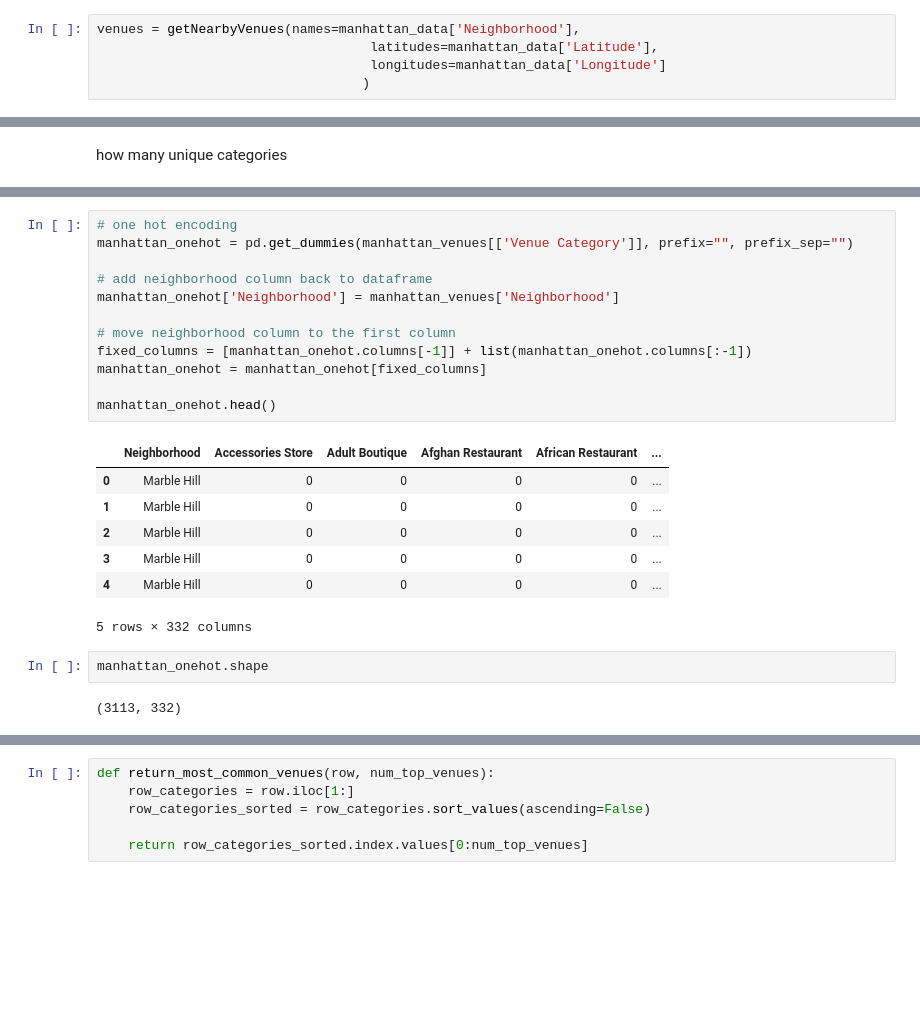
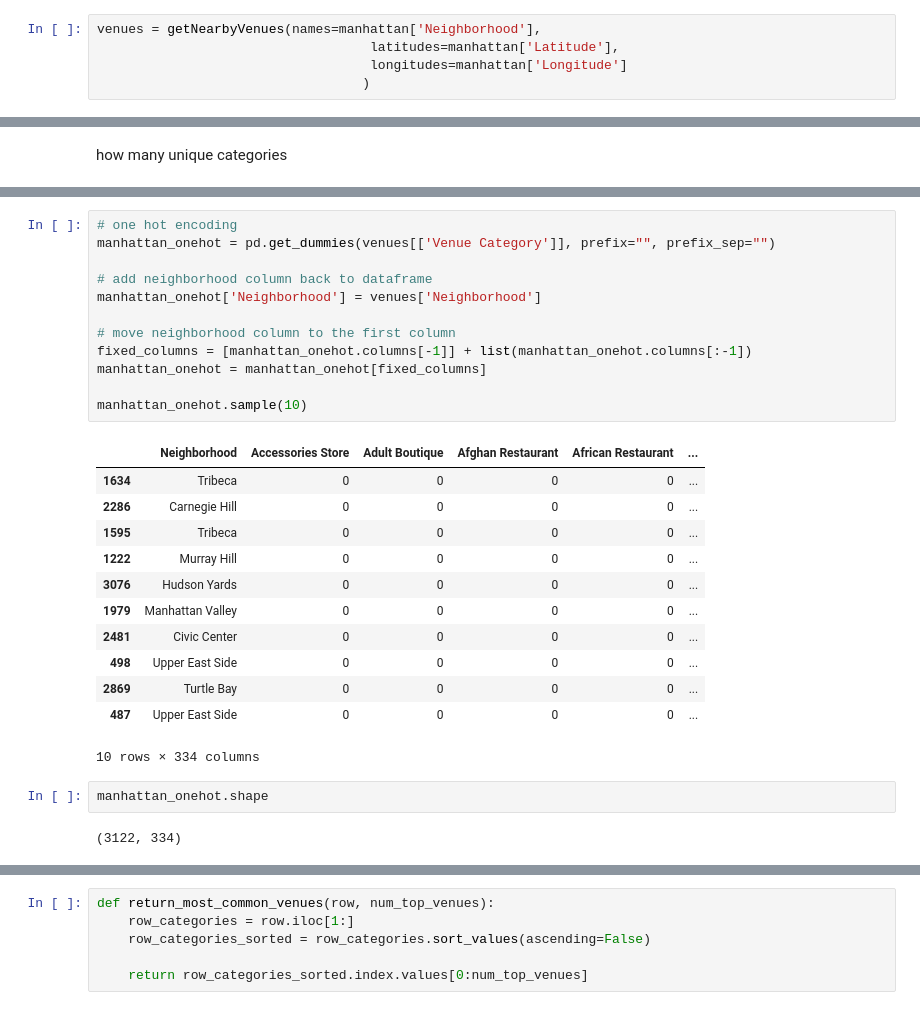
Before and after one commit to githubchinny/data-science, a Jupyter notebook: manhattan/ManhattanJazz.ipynb, the cells around one changed output, grey strips where cells are left out. Cells and saved outputs as stored; diff of their text form; blank space fills up the shorter version.

```diff
--- a/manhattan/ManhattanJazz.ipynb
+++ b/manhattan/ManhattanJazz.ipynb
@@ -375,9 +376,9 @@ def getNearbyVenues(names, latitudes, longitudes, radius=500):
 
     return(nearby_venues)
 # %%
-venues = getNearbyVenues(names=manhattan_data['Neighborhood'],
-                                   latitudes=manhattan_data['Latitude'],
-                                   longitudes=manhattan_data['Longitude']
+venues = getNearbyVenues(names=manhattan['Neighborhood'],
+                                   latitudes=manhattan['Latitude'],
+                                   longitudes=manhattan['Longitude']
                                   )
 # %% [output]
 Marble Hill
@@ -426,27 +442,32 @@ There are 331 uniques categories.
 # %%
 # one hot encoding
-manhattan_onehot = pd.get_dummies(manhattan_venues[['Venue Category']], prefix="", prefix_sep="")
+manhattan_onehot = pd.get_dummies(venues[['Venue Category']], prefix="", prefix_sep="")
 
 # add neighborhood column back to dataframe
-manhattan_onehot['Neighborhood'] = manhattan_venues['Neighborhood']
+manhattan_onehot['Neighborhood'] = venues['Neighborhood']
 
 # move neighborhood column to the first column
 fixed_columns = [manhattan_onehot.columns[-1]] + list(manhattan_onehot.columns[:-1])
 manhattan_onehot = manhattan_onehot[fixed_columns]
 
-manhattan_onehot.head()
+manhattan_onehot.sample(10)
 # %% [output]
 |  | Neighborhood | Accessories Store | Adult Boutique | Afghan Restaurant | African Restaurant | ... |
-| 0 | Marble Hill | 0 | 0 | 0 | 0 | ... |
-| 1 | Marble Hill | 0 | 0 | 0 | 0 | ... |
-| 2 | Marble Hill | 0 | 0 | 0 | 0 | ... |
-| 3 | Marble Hill | 0 | 0 | 0 | 0 | ... |
-| 4 | Marble Hill | 0 | 0 | 0 | 0 | ... |
+| 1634 | Tribeca | 0 | 0 | 0 | 0 | ... |
+| 2286 | Carnegie Hill | 0 | 0 | 0 | 0 | ... |
+| 1595 | Tribeca | 0 | 0 | 0 | 0 | ... |
+| 1222 | Murray Hill | 0 | 0 | 0 | 0 | ... |
+| 3076 | Hudson Yards | 0 | 0 | 0 | 0 | ... |
+| 1979 | Manhattan Valley | 0 | 0 | 0 | 0 | ... |
+| 2481 | Civic Center | 0 | 0 | 0 | 0 | ... |
+| 498 | Upper East Side | 0 | 0 | 0 | 0 | ... |
+| 2869 | Turtle Bay | 0 | 0 | 0 | 0 | ... |
+| 487 | Upper East Side | 0 | 0 | 0 | 0 | ... |
-5 rows × 332 columns
+10 rows × 334 columns
 # %%
 manhattan_onehot.shape
 # %% [output]
-(3113, 332)
+(3122, 334)
 # %%
 manhattan_grouped = manhattan_onehot.groupby('Neighborhood').mean().reset_index()
 manhattan_grouped
```
Also changed, not shown: parts of 26 cells of this notebook.
